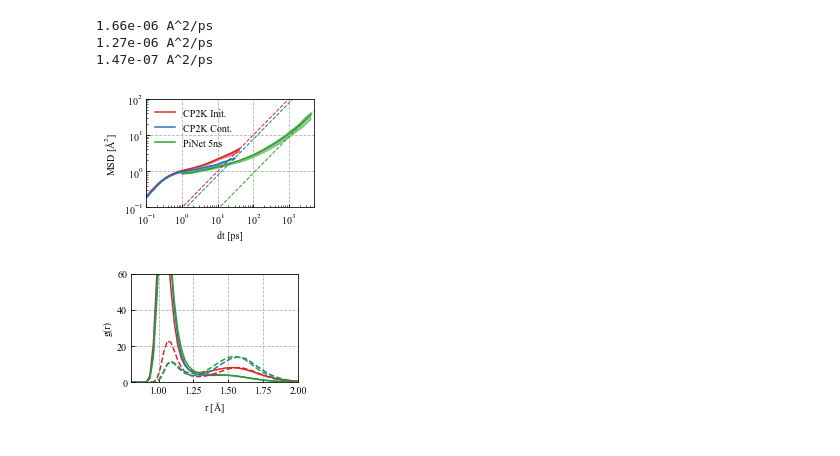
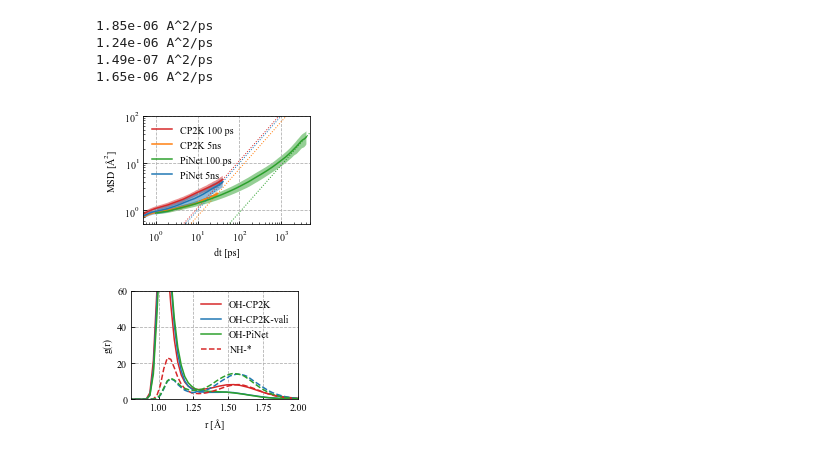
Before and after one commit to yqshao-archive/pils, a Jupyter notebook: notebooks/nb_plot_validate.ipynb, the cells around one changed output. Drawn from its saved outputs; the diff is of its cells as text; code cells hidden in the pictures.

Commit message:
Update figures

```diff
--- a/notebooks/nb_plot_validate.ipynb
+++ b/notebooks/nb_plot_validate.ipynb
@@ -5,51 +5,56 @@ import matplotlib.pyplot as plt
 short = lambda rho: round(rho, 2)
 # %%
 f, ax = plt.subplots(1,1, figsize=[3,2])
-exp = '../exp/trial-adam'
+exp = '../exp/prod-adam-run2'
 ana = f'{exp}/analyses'
 rho = 1.0753
-# rho = 1.1551
+#rho = 1.1551
 r = short(rho)
-xlim = [0.1,5e3]
-ylim = [0.1, 100]
-which = 1 # 1-> H* 2-> O 3->N*
+xlim = [0.5,5e3]
+ylim = [0.5, 100]
+which = 3 # 1-> H* 2-> O 3->N*
 geos = ['a32b32i0', 'a16b16i16', 'a0b0i32']
+
+t_ingenmey, hmsd_ingenmey = np.loadtxt('msd_h_ingenmey.dat').T
 
 def plot_msd(ax, data, which=1, **kwargs):
     t = data[0][:,0]
     msd_mean = np.mean([dat[:,which] for dat in data], axis=0)
     msd_std =  np.std( [dat[:,which] for dat in data], axis=0)
     l, = ax.plot(t, msd_mean, **kwargs)
     print(f'{msd_mean[-1]/t[-1]/6*1e-4:.2e} A^2/ps')
-    ax.plot(xlim, np.array(xlim)/t[-1]*msd_mean[-1], lw=1, ls='--', **kwargs)
+    ax.plot(xlim, np.array(xlim)/t[-1]*msd_mean[-1], lw=1, ls=':', **kwargs)
+    kwargs['facecolor'] = kwargs.pop('color')
     ax.fill_between(t, msd_mean-msd_std, msd_mean+msd_std,
                    alpha=0.5, **kwargs)
     return l
 
 
-data_cp2k = [np.load(f'{ana}/cp2k/{geo}-rho{rho}-msd-10-110ps/msd.npy') for geo in geos]
-data_vali = [np.load(f'{ana}/vali/{geo}-r{r}-msd-10-50ps/msd.npy') for geo in geos]
-data_trial = [np.load(f'{ana}/trial/{geo}-r{r}-msd-5-10ns/msd.npy') for geo in geos]
+data_cp2k = [np.load(f'{ana}/cp2k/{geo}-rho{rho}/msd-10-110ps/msd.npy') for geo in geos]
+data_vali = [np.load(f'{ana}/vali/{geo}-r{r}/msd-10-50ps/msd.npy') for geo in geos]
+data_prod = [np.load(f'{ana}/prod/nvt-340k-5ns-0/{geo}-r{r}/msd-5-10ns/msd.npy') for geo in geos]
+data_prod2 = [np.load(f'{ana}/prod/nvt-340k-5ns-0/{geo}-r{r}/msd-10-110ps/msd.npy') for geo in geos]
 l1 = plot_msd(ax, data_cp2k,  which=which, color='tab:red')
-l2 = plot_msd(ax, data_vali,  which=which, color='tab:blue')
-l3 = plot_msd(ax, data_trial, which=which, color='tab:green')
-
-ax.set_xlim(0, 40)
-ax.set_ylim(0, 10)
+l2 = plot_msd(ax, data_vali,  which=which, color='tab:orange')
+l3 = plot_msd(ax, data_prod, which=which, color='tab:green')
+l4 = plot_msd(ax, data_prod2, which=which, color='tab:blue')
+# ax.plot(t_ingenmey, hmsd_ingenmey, 'k-')
+# ax.plot(xlim, np.array(xlim)/t_ingenmey[-1]*hmsd_ingenmey[-1], lw=1, ls='--', color='k')
 ax.set_xscale('log')
 ax.set_yscale('log')
 ax.set_xlim(*xlim)
 ax.set_ylim(*ylim)
 ax.set_xlabel('dt [ps]')
 ax.set_ylabel('MSD [$\AA^2$]')
-ax.legend([l1, l2, l3], ['CP2K Init.', 'CP2K Cont.', 'PiNet 5ns'], loc=2)
+ax.legend([l1, l2, l3, l4], ['CP2K 100 ps', 'CP2K 5ns', 'PiNet 100 ps', 'PiNet 5ns'], loc=2)
 ax.grid()
 plt.savefig('figs/fig4-self-diff.png')
 # %% [output]
-1.66e-06 A^2/ps
-1.27e-06 A^2/ps
-1.47e-07 A^2/ps
+1.85e-06 A^2/ps
+1.24e-06 A^2/ps
+1.49e-07 A^2/ps
+1.65e-06 A^2/ps
-[figure, old version]
+[figure, new version]
 # %%
 f, ax = plt.subplots(1,1, figsize=[3,2])
 exp = '../exp/trial-adam'
@@ -81,11 +86,14 @@ plot_rdf(ax, hn_cp2k,  which=which, ls='--',color='tab:red')
 plot_rdf(ax, hn_vali,  which=which, ls='--',color='tab:blue')
 plot_rdf(ax, hn_trial, which=which, ls='--',color='tab:green')
 
+ax.legend(['OH-CP2K', 'OH-CP2K-vali', 'OH-PiNet']+
+          ['NH-*'])#, 'NH-CP2K-vali', 'NH-PiNet'])
+
 ax.set_xlim(0.8,2)
 ax.set_ylim(0,60)
 ax.grid()
 ax.set_xlabel('r [$\AA$]')
 ax.set_ylabel('g(r)')
-plt.savefig('figs/fig3-rdf.png')
+plt.savefig('figs/fig5-rdf.png')
 # %% [output]
-[figure, old version]
+[figure, new version]
```
Also changed, not shown: 4 other files.
